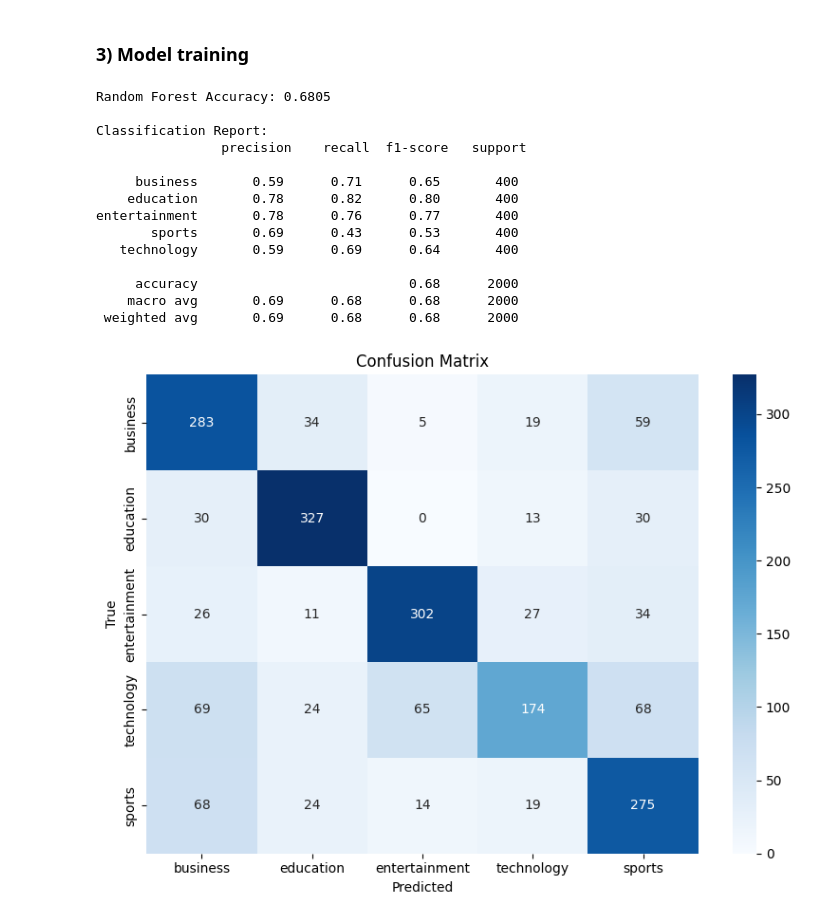
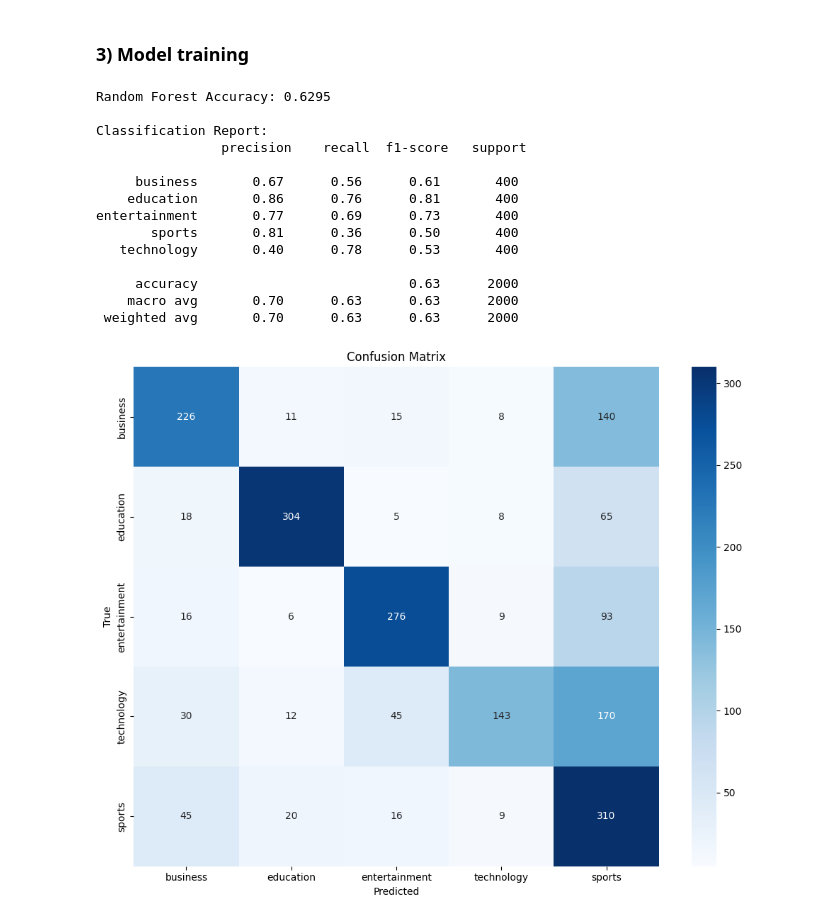
Before and after one commit to MT-Maverick/Explora_AI_Team_14_Classification_Project, a Jupyter notebook: Streamlit/notebook.ipynb, the cells around one changed output. Saved outputs shown, nothing was run; the diff lists cells and outputs as text; code cells hidden in the pictures.

```diff
--- a/Streamlit/notebook.ipynb
+++ b/Streamlit/notebook.ipynb
@@ -47,7 +52,7 @@ def remove_punctuation_numbers_and_stopwords(text):
 
     word_tokens = word_tokenize(text)   #Tokenize text to find stopwords more easily
 
-    filterd_text = " ".join([w for w in word_tokens if w not in (stop_words and pun_nums)])
+    filterd_text = " ".join([w for w in word_tokens if w not in (stop_words and pun_nums) and char.is])
 
     second_check = re.sub(r'[^\w\s]','',filterd_text)
 
@@ -91,15 +98,16 @@ to identify them.
 
 """
 def vectorize_data(column):
-    vect = CountVectorizer(min_df=0.01)
+    vect = CountVectorizer(stop_words=stopwords.words('english'),min_df=0.05)
     X_train = vect.fit_transform(train_df[column]).toarray()       #we use .toarray() to convert the matrix into a numpy array
     X_test = vect.transform(test_df[column]).toarray()
+    vocabulary = vect.get_feature_names_out()
 
-    return X_train, X_test
+    return X_train, X_test, vocabulary
 
-X_headlines_train, X_headlines_test = vectorize_data('headlines')
-X_deascription_train, X_deascription_test = vectorize_data('description')
-X_content_train, X_content_test = vectorize_data('content')
+X_headlines_train, X_headlines_test, headlines_vocabulary = vectorize_data('headlines')
+X_description_train, X_description_test, description_vocabulary = vectorize_data('description')
+X_content_train, X_content_test, content_vocabulary = vectorize_data('content')
 
 
 print('X_headlines-train:',X_headlines_train.shape)
@@ -112,22 +146,6 @@ X_headlines-test: (2000, 151)
 # %%
 
 def fit_random_forest(X_train, y_train, X_test, y_test, class_names=None):
-    """
-    Trains a RandomForestClassifier, evaluates its performance, and generates a confusion matrix.
-
-    Args:
-        X_train: Training data features.
-        y_train: Training data labels.
-        X_test: Testing data features.
-        y_test: Testing data labels.
-
-    Returns:
-        A tuple containing:
-        - rf_model: The trained RandomForestClassifier model.
-        - confusion_matrix_fig: A matplotlib figure of the confusion matrix.
-        - accuracy: The accuracy of the model on the test set.
-        - classification_report_str: A string representation of the classification report.
-    """
 
     rf_model = RandomForestClassifier()
     rf_model.fit(X_train, y_train)
@@ -137,52 +155,43 @@ def fit_random_forest(X_train, y_train, X_test, y_test, class_names=None):
 
     # Calculate accuracy
     accuracy = accuracy_score(y_test, y_pred)
 
     # Generate confusion matrix
     cm = confusion_matrix(y_test, y_pred)
 
-    # Determine labels for the confusion matrix
-    if class_names is None:
-        labels = sorted(np.unique(np.concatenate((y_test, y_pred)))) #get all unique values
-    else:
-        labels = class_names
-
     # Create a figure for the confusion matrix
-    confusion_matrix_fig = plt.figure(figsize=(8, 6))
-    sns.heatmap(cm, annot=True, fmt="d", cmap="Blues", xticklabels=labels, yticklabels=labels)
+    confusion_matrix_fig = plt.figure(figsize=(10, 8))
+    sns.heatmap(cm, annot=True, fmt="d", cmap="Blues", xticklabels=class_names, yticklabels=class_names)
     plt.xlabel("Predicted")
     plt.ylabel("True")
     plt.title("Confusion Matrix")
     plt.tight_layout()
 
     #Generate classification report
     classification_report_str = classification_report(y_test, y_pred)
 
     return rf_model, confusion_matrix_fig, accuracy, classification_report_str
 
 
-# Example Usage (assuming you have X_headlines_train, y_train, X_headlines_test, y_test defined)
-# Create some dummy data for demonstration if you don't have it
 class_names = y_test.unique()
 clf_model, clf_graph, clf_accuracy, clf_report = fit_random_forest(X_headlines_train, y_train, X_headlines_test, y_test, class_names=class_names)
 
 print('Random Forest Accuracy:', clf_accuracy)
 print("\nClassification Report:\n", clf_report)
-clf_graph.show() # Display the confusion matrix
 # %% [output]
-Random Forest Accuracy: 0.6805
+Random Forest Accuracy: 0.6295
 
 Classification Report:
                 precision    recall  f1-score   support
 
-     business       0.59      0.71      0.65       400
-    education       0.78      0.82      0.80       400
-entertainment       0.78      0.76      0.77       400
-       sports       0.69      0.43      0.53       400
-   technology       0.59      0.69      0.64       400
+     business       0.67      0.56      0.61       400
+    education       0.86      0.76      0.81       400
+entertainment       0.77      0.69      0.73       400
+       sports       0.81      0.36      0.50       400
+   technology       0.40      0.78      0.53       400
 
-     accuracy                           0.68      2000
-    macro avg       0.69      0.68      0.68      2000
- weighted avg       0.69      0.68      0.68      2000
+     accuracy                           0.63      2000
+    macro avg       0.70      0.63      0.63      2000
+ weighted avg       0.70      0.63      0.63      2000
-[figure, old version]
+[figure, new version]
 # %%
```
Also changed, not shown: parts of 8 cells of this notebook.
